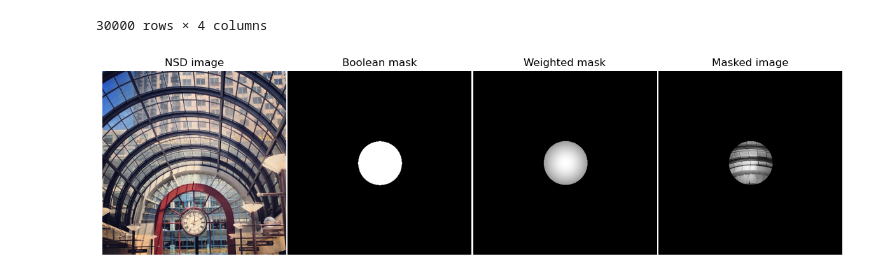
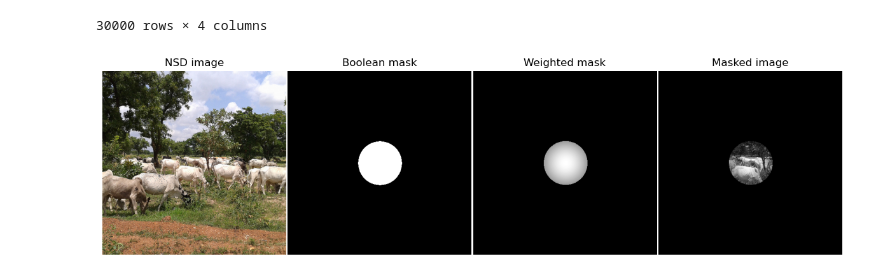
Before and after one commit to WiegerScheurer/spatpred, a Jupyter notebook: notebooks/construction_work.ipynb, the cells around one changed output. Cells and saved outputs as stored; diff of their text form; code cells hidden in the pictures.

```diff
--- a/notebooks/construction_work.ipynb
+++ b/notebooks/construction_work.ipynb
@@ -338,7 +326,7 @@ def get_contrast_df(n_images = None, start_img_no = 0 ,roi = 'V1', subject = 'su
     return contrast_df
 # %%
 # Choose image from the natural scenes dataset
-img_no = 29
+img_no = 46002 #29
 
 img = show_stim(img_no = img_no, hide = 'y')[0]
 
@@ -346,34 +334,34 @@ img = show_stim(img_no = img_no, hide = 'y')[0]
 info = get_mask(dim = 425, subject = 'subj01', binary_masks = vismask_dict,
                                         prf_proc_dict = prf_dict, type='outline', roi='V2',
                                         plot = 'n', excl_reason = 'n', sigma_min=0, sigma_max = 1.2,
                                         ecc_max = 1, fill_outline = 'y', grid = 'y')
 
 weighted_mask = css_gaussian_cut(425, 213, 213, (425/8.4))
 
 # Create a subplot with 1 row and 2 columns
 fig, axs = plt.subplots(1, 4, figsize=(15, 5))
 plt.subplots_adjust(wspace=0.01)
 
 # Plot the first image in the first subplot
 axs[0].imshow(img)
 axs[0].set_title('NSD image')
 axs[0].axis('off')
 # Plot the second image in the second subplot
 axs[2].imshow(weighted_mask, cmap = 'gist_gray')
 axs[2].set_title('Weighted mask')
 axs[2].axis('off')
 axs[1].imshow(info['mask'], cmap = 'gist_gray')
 axs[1].set_title('Boolean mask')
 axs[1].axis('off')
 
 # Plot the weighted masked image in the fourth subplot
 weighted_masked_image = np.multiply(np.mean(img, axis = -1), weighted_mask)
 axs[3].imshow(weighted_masked_image, cmap = 'gist_gray')
 axs[3].set_title('Masked image')
 axs[3].axis('off')
 plt.show()
 # %% [output]
-[figure, old version]
+[figure, new version]
 # %%
 # This is when using the L parameter of the LAB colour space, which is the luminance channel. Best to use.
 # Check to see whether my function actually exclusively calculates the RMS of the patch. It does.
```
Also changed, not shown: parts of 12 cells of this notebook, 2 other files.
